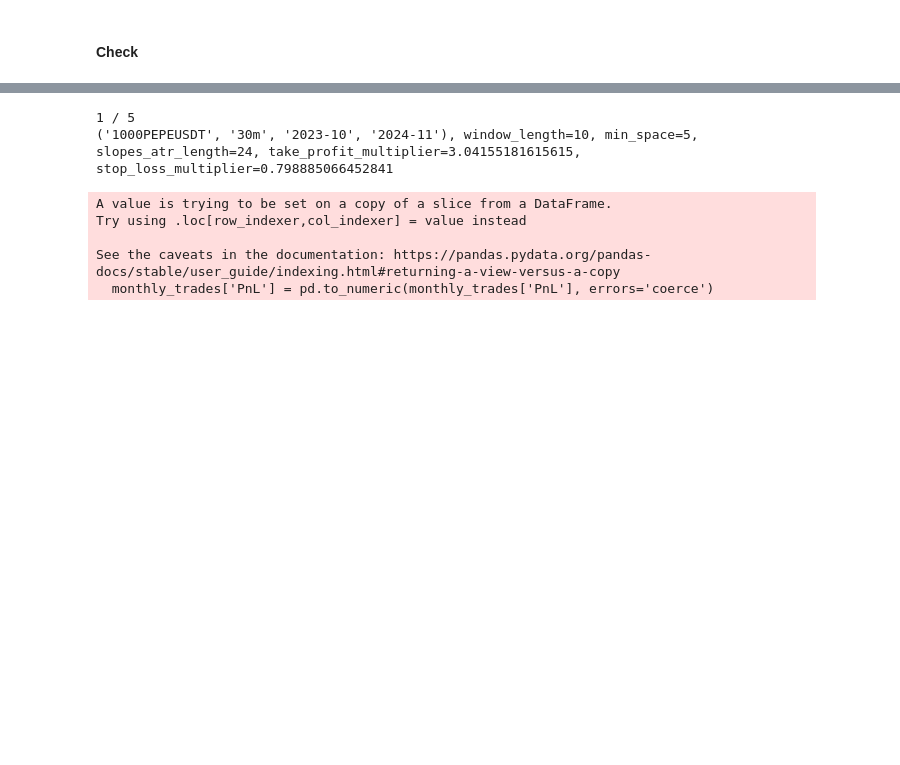
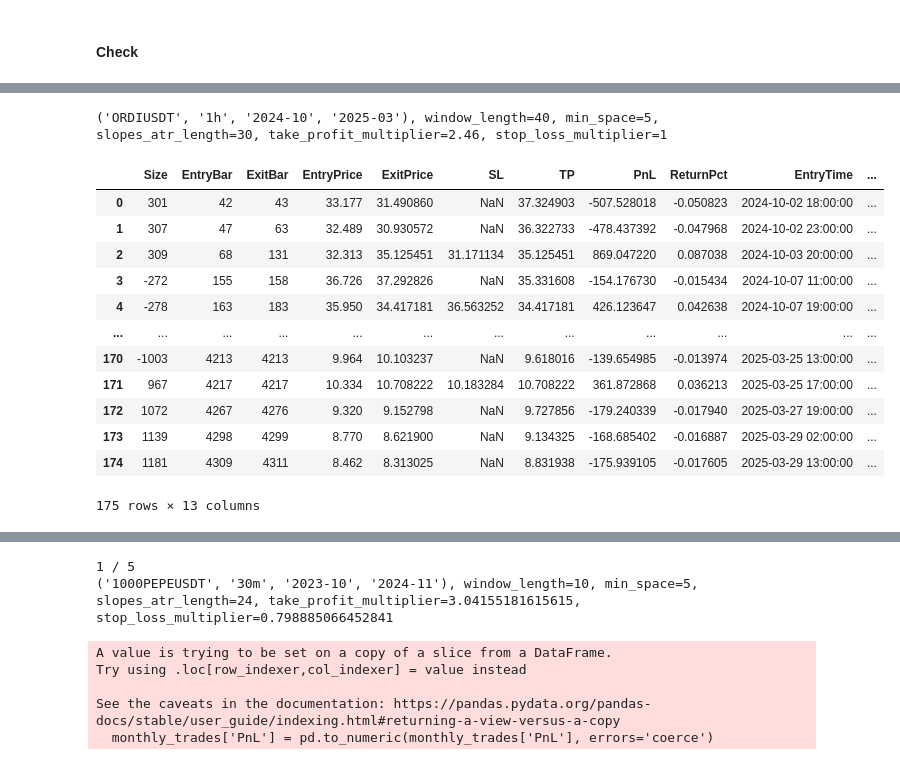
Before and after one commit to dkalenov/trading-bots-and-strategies, a Jupyter notebook: sloping_bot_binance/sloping_final_backtest.ipynb, the cells around one changed output, grey strips where cells are left out. Drawn from its saved outputs; the diff is of its cells as text; code cells hidden in the pictures; blank space fills up the shorter version.

Commit message:
sloping final backtest 1.3

```diff
--- a/sloping_bot_binance/sloping_final_backtest.ipynb
+++ b/sloping_bot_binance/sloping_final_backtest.ipynb
@@ -2,11 +20,15 @@
 # Backtest
 # %%
 # Запуск оптимизации
+
+# file_path = '/content/drive/MyDrive/Sloping bot/optimized_params.csv'
+# shared_folder_path = '/content/drive/MyDrive/Sloping bot'
+
 # symbol_1 = 'ATOMUSDT'
-symbol_1 = 'DYDXUSDT'
-interval_1 = '30m'
+symbol_1 = 'BTCUSDT'
+interval_1 = '1h'
 start_date_1 = '2023-12'
-end_date_1 = '2025-01'
+end_date_1 = '2025-03'
 max_evals_1 = 50
 
 
@@ -16,7 +38,7 @@ params_to_optimize_1 = {
     'sloping_atr_length': {'type': 'quniform', 'range': (7, 50, 1)},
     # 'min_space': {'type': 'quniform', 'range': ( 3, 15, 1)},
     'take_profit_multiplier': {'type': 'uniform', 'range': (1.0, 3.5)},
-    'stop_loss_multiplier': {'type': 'uniform', 'range': (0.5, 3.0)},
+    'stop_loss_multiplier': {'type': 'uniform', 'range': (0.3, 1.0)},
 }
 
 # # Фиксированные параметры
@@ -36,7 +58,7 @@ fixed_params_1 = {
 symbol_2 = 'WIFUSDT'
 interval_2 = '30m'
 start_date_2 = '2023-12'
-end_date_2 = '2025-01'
+end_date_2 = '2025-03'
 max_evals_2 = 50
 
 # Параметры для оптимизации
@@ -64,7 +86,7 @@ fixed_params_2 = {}
 symbol_3 = 'WLDUSDT'
 interval_3 = '30m'
 start_date_3 = '2023-12'
-end_date_3= '2025-01'
+end_date_3= '2025-03'
 max_evals_3 = 50
 
 
@@ -3909,8 +4482,15 @@ data
 # %%
+symbol = 'ORDIUSDT'
+data = pd.read_excel(f"check_{symbol}.xlsx")
+startegy = SlopingStrategy
+
 symbol = data['symbol'].iloc[0]
 interval = data['interval'].iloc[0]
-start_date = '2023-10'
-end_date = '2024-11'
+tp = data['take_profit_multiplier'].iloc[i]
+sl = data['stop_loss_multiplier'].iloc[i]
+
+start_date = '2024-10'
+end_date = '2025-03'
 
 df = download_klines(symbol, interval, start_date, end_date)
 
@@ -3941,7 +4521,7 @@ for i in range(len(data)):
   print(f'{symbol, interval, start_date, end_date}, window_length={window_length}, min_space={min_space}, slopes_atr_length={sloping_atr_length}, take_profit_multiplier={take_profit_multiplier}, stop_loss_multiplier={stop_loss_multiplier}')
   manual_results = manual_backtest(
     data=df,
-    strategy=SlopingStrategy,
+    strategy=startegy,
     symbol=symbol,
     interval=interval,
     start_date=start_date,
@@ -4080,0 +4588,21 @@ dtype: object
+# %%
+print(f'{symbol, interval, start_date, end_date}, window_length={window_length}, min_space={min_space}, slopes_atr_length={sloping_atr_length}, take_profit_multiplier={tp}, stop_loss_multiplier={sl}')
+print()
+trade_log = res["_trades"].copy()
+trades_df = pd.DataFrame(trade_log)
+trades_df
+# %% [output]
+('ORDIUSDT', '1h', '2024-10', '2025-03'), window_length=40, min_space=5, slopes_atr_length=30, take_profit_multiplier=2.46, stop_loss_multiplier=1
+|  | Size | EntryBar | ExitBar | EntryPrice | ExitPrice | SL | TP | PnL | ReturnPct | EntryTime | ... |
+| 0 | 301 | 42 | 43 | 33.177 | 31.490860 | NaN | 37.324903 | -507.528018 | -0.050823 | 2024-10-02 18:00:00 | ... |
+| 1 | 307 | 47 | 63 | 32.489 | 30.930572 | NaN | 36.322733 | -478.437392 | -0.047968 | 2024-10-02 23:00:00 | ... |
+| 2 | 309 | 68 | 131 | 32.313 | 35.125451 | 31.171134 | 35.125451 | 869.047220 | 0.087038 | 2024-10-03 20:00:00 | ... |
+| 3 | -272 | 155 | 158 | 36.726 | 37.292826 | NaN | 35.331608 | -154.176730 | -0.015434 | 2024-10-07 11:00:00 | ... |
+| 4 | -278 | 163 | 183 | 35.950 | 34.417181 | 36.563252 | 34.417181 | 426.123647 | 0.042638 | 2024-10-07 19:00:00 | ... |
+| ... | ... | ... | ... | ... | ... | ... | ... | ... | ... | ... | ... |
+| 170 | -1003 | 4213 | 4213 | 9.964 | 10.103237 | NaN | 9.618016 | -139.654985 | -0.013974 | 2025-03-25 13:00:00 | ... |
+| 171 | 967 | 4217 | 4217 | 10.334 | 10.708222 | 10.183284 | 10.708222 | 361.872868 | 0.036213 | 2025-03-25 17:00:00 | ... |
+| 172 | 1072 | 4267 | 4276 | 9.320 | 9.152798 | NaN | 9.727856 | -179.240339 | -0.017940 | 2025-03-27 19:00:00 | ... |
+| 173 | 1139 | 4298 | 4299 | 8.770 | 8.621900 | NaN | 9.134325 | -168.685402 | -0.016887 | 2025-03-29 02:00:00 | ... |
+| 174 | 1181 | 4309 | 4311 | 8.462 | 8.313025 | NaN | 8.831938 | -175.939105 | -0.017605 | 2025-03-29 13:00:00 | ... |
+175 rows × 13 columns
```
Also changed, not shown: parts of 44 cells of this notebook.
